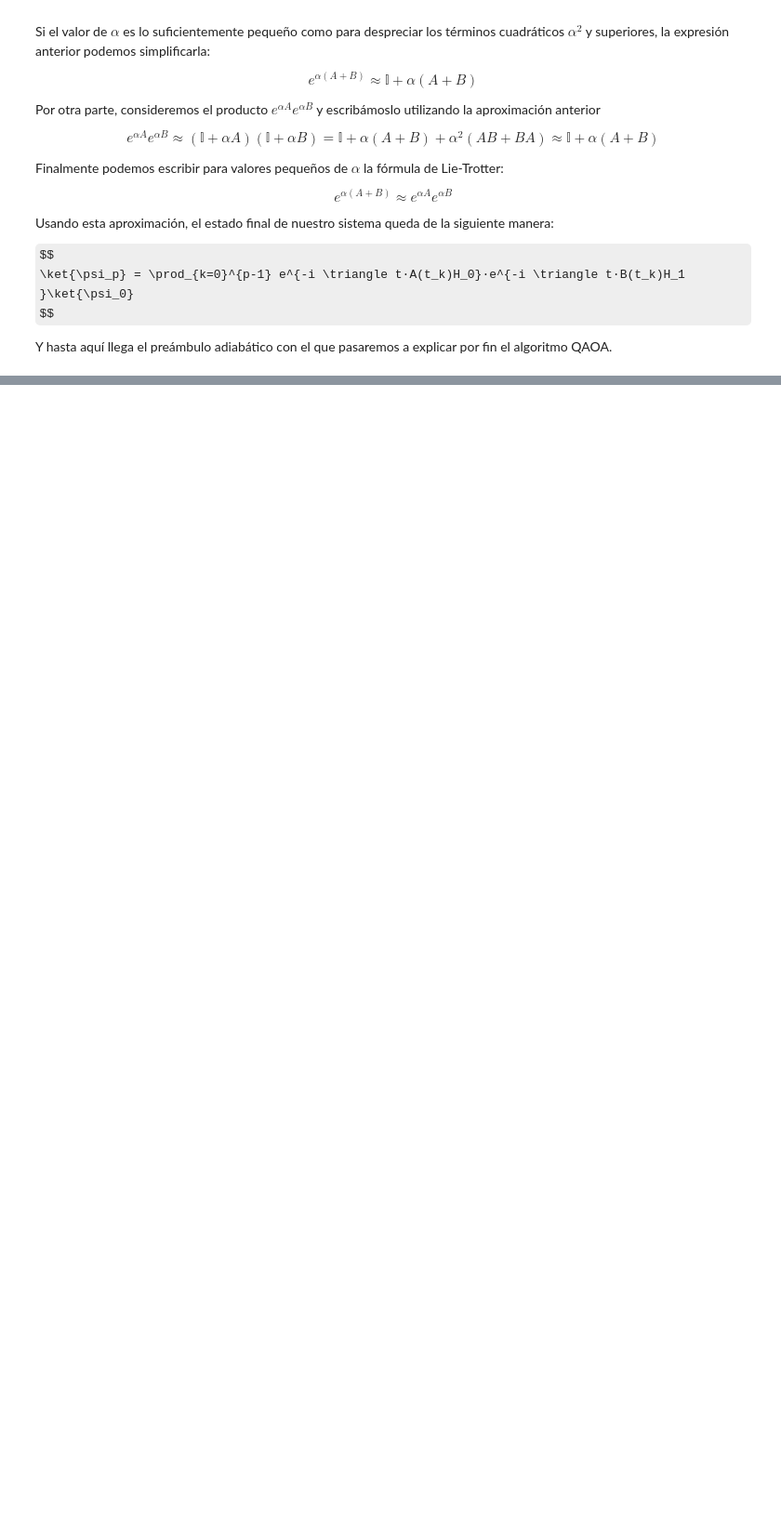
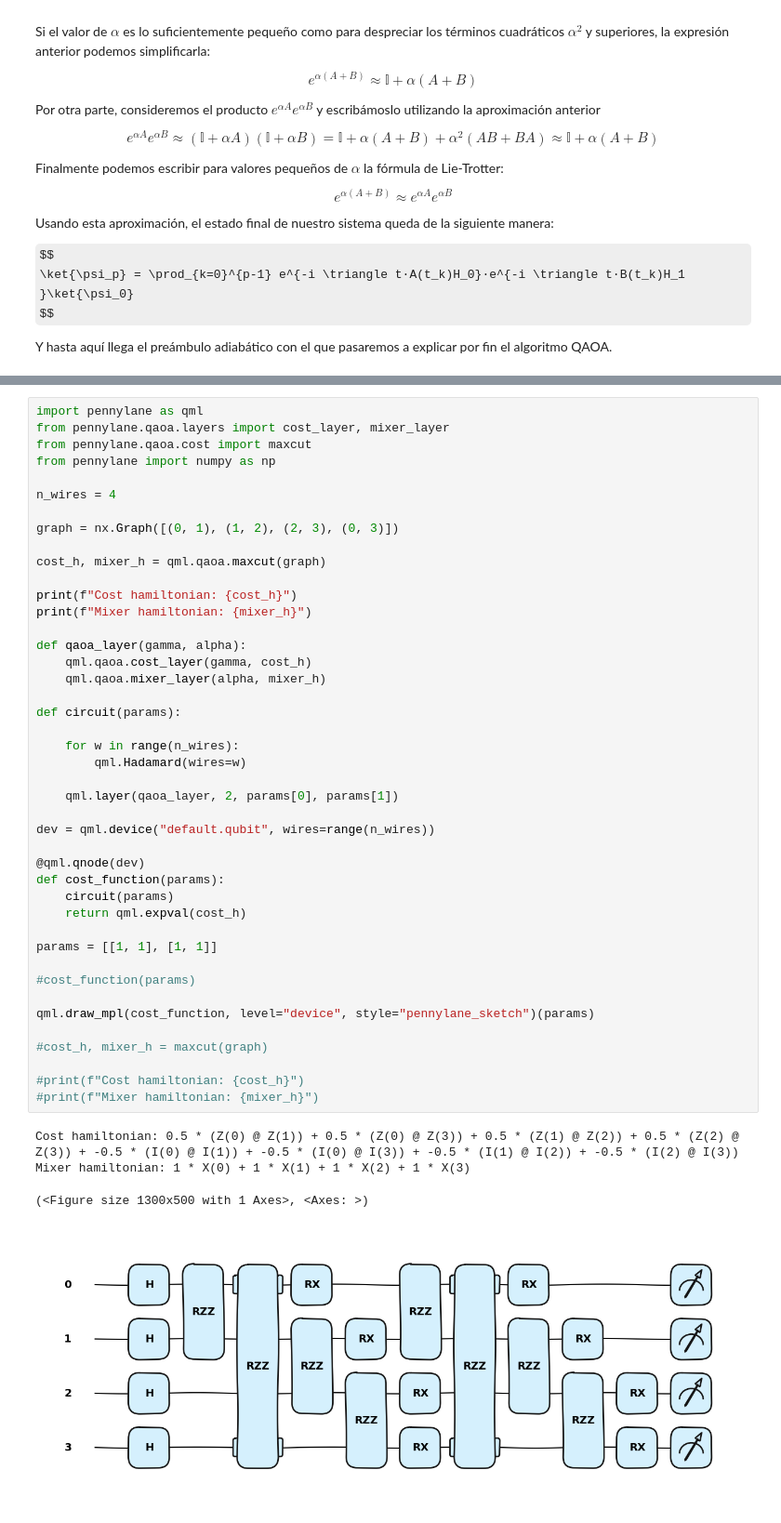
Before and after one commit to pabloramosdev/quantum_computing, a Jupyter notebook: max_cut_problem.ipynb, the cells around one changed output, grey strips where cells are left out. Shown at 93% size. Saved outputs shown, nothing was run; the diff lists cells and outputs as text; some formulas as TeX source; blank space fills up the shorter version.

Commit message:
montando qaoa 2 capas

```diff
--- a/max_cut_problem.ipynb
+++ b/max_cut_problem.ipynb
@@ -323,3 +323,51 @@ Con la función de coste dependiente de las variables $z_i$ podemos construir el
 $$
 H_c=\frac{1}{2} \sum_{(ij)} (\mathbb{I} - Z_iZ_j)
 $$
+# %%
+import pennylane as qml
+from pennylane.qaoa.layers import cost_layer, mixer_layer
+from pennylane.qaoa.cost import maxcut
+from pennylane import numpy as np
+
+n_wires = 4
+
+graph = nx.Graph([(0, 1), (1, 2), (2, 3), (0, 3)])
+
+cost_h, mixer_h = qml.qaoa.maxcut(graph)
+
+print(f"Cost hamiltonian: {cost_h}")
+print(f"Mixer hamiltonian: {mixer_h}")
+
+def qaoa_layer(gamma, alpha):
+    qml.qaoa.cost_layer(gamma, cost_h)
+    qml.qaoa.mixer_layer(alpha, mixer_h)
+
+def circuit(params):
+
+    for w in range(n_wires):
+        qml.Hadamard(wires=w)
+
+    qml.layer(qaoa_layer, 2, params[0], params[1])
+
+dev = qml.device("default.qubit", wires=range(n_wires))
+
+@qml.qnode(dev)
+def cost_function(params):
+    circuit(params)
+    return qml.expval(cost_h)
+
+params = [[1, 1], [1, 1]]
+
+#cost_function(params)
+
+qml.draw_mpl(cost_function, level="device", style="pennylane_sketch")(params)
+
+#cost_h, mixer_h = maxcut(graph)
+
+#print(f"Cost hamiltonian: {cost_h}")
+#print(f"Mixer hamiltonian: {mixer_h}")
+# %% [output]
+Cost hamiltonian: 0.5 * (Z(0) @ Z(1)) + 0.5 * (Z(0) @ Z(3)) + 0.5 * (Z(1) @ Z(2)) + 0.5 * (Z(2) @ Z(3)) + -0.5 * (I(0) @ I(1)) + -0.5 * (I(0) @ I(3)) + -0.5 * (I(1) @ I(2)) + -0.5 * (I(2) @ I(3))
+Mixer hamiltonian: 1 * X(0) + 1 * X(1) + 1 * X(2) + 1 * X(3)
+(<Figure size 1300x500 with 1 Axes>, <Axes: >)
+[figure, added]
```
Also changed, not shown: parts of 2 cells of this notebook.
